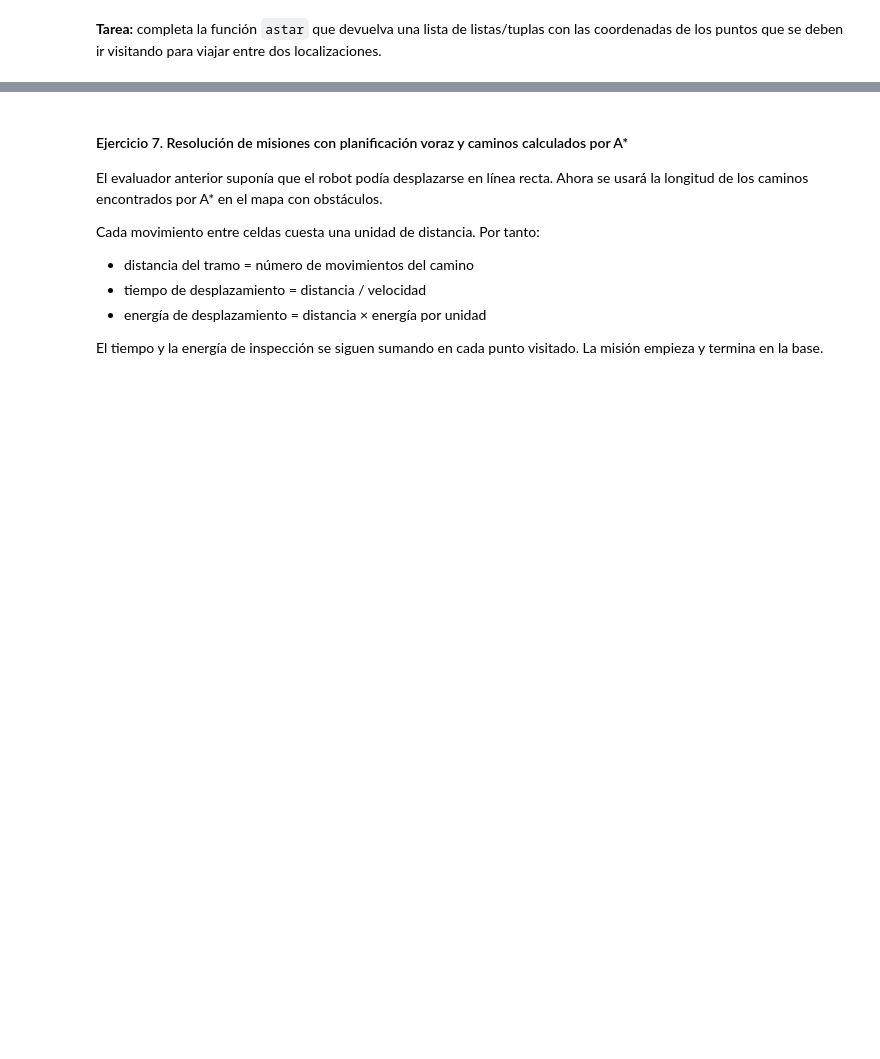
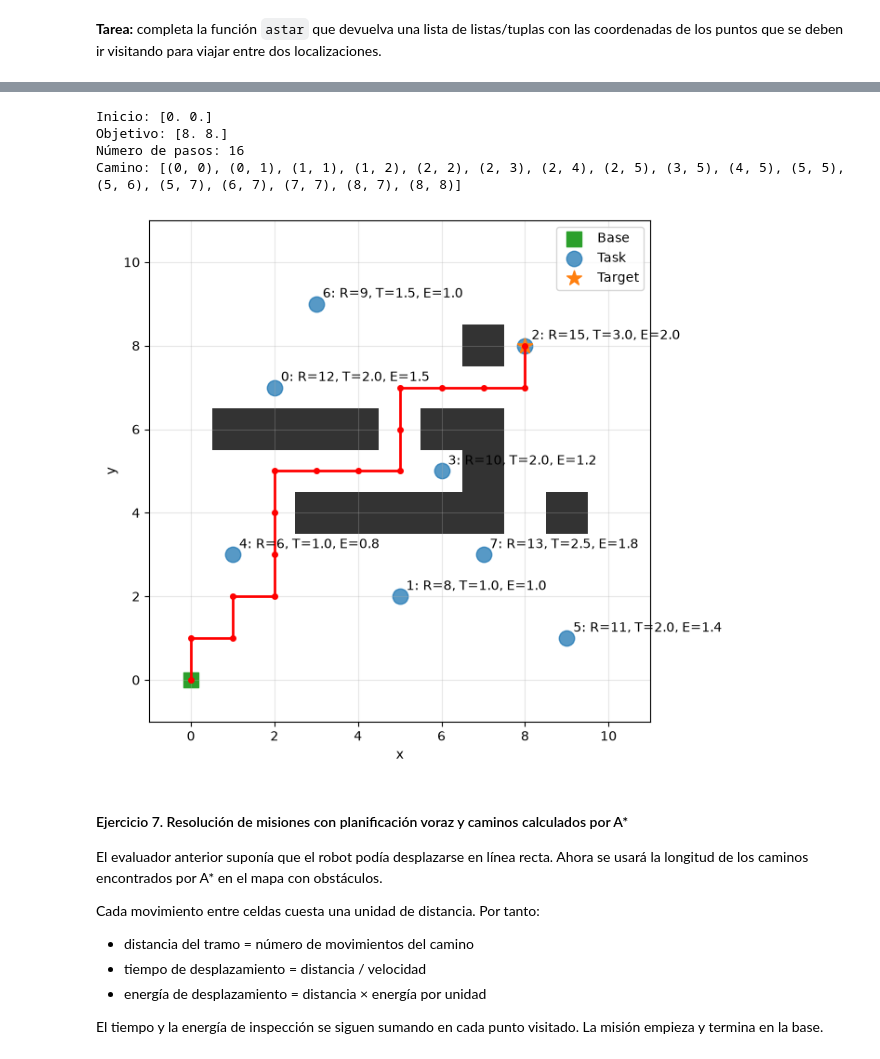
Before and after one commit to milirodriguezv/practica1_optimizacion, a Jupyter notebook: practice.ipynb, the cells around one changed output, grey strips where cells are left out. Drawn from its saved outputs; the diff is of its cells as text; code cells hidden in the pictures; blank space fills up the shorter version.

```diff
--- a/practice.ipynb
+++ b/practice.ipynb
@@ -238,3 +332,18 @@ plot_board(size, base, tasks, walls=walls, path=[path])
+# %%
+objective = tasks[2][:2]
+euclidean_astar = lambda p1, p2: np.sqrt((p1[0] - p2[0])**2 + (p1[1] - p2[1])**2)
+path = astar(base, objective, walls, size, dist=euclidean_astar)
+print("Inicio:", base)
+print("Objetivo:", objective)
+print("Número de pasos:", len(path) - 1 if path else None)
+print("Camino:", path)
+plot_board(size, base, tasks, walls=walls, path=[path])
+# %% [output]
+Inicio: [0. 0.]
+Objetivo: [8. 8.]
+Número de pasos: 16
+Camino: [(0, 0), (0, 1), (1, 1), (1, 2), (2, 2), (2, 3), (2, 4), (2, 5), (3, 5), (4, 5), (5, 5), (5, 6), (5, 7), (6, 7), (7, 7), (8, 7), (8, 8)]
+[figure, added]
 # %% [markdown]
 #### Ejercicio 7. Resolución de misiones con planificación voraz y caminos calculados por A*
 
```
Also changed, not shown: parts of 21 cells of this notebook, 2 other files.
